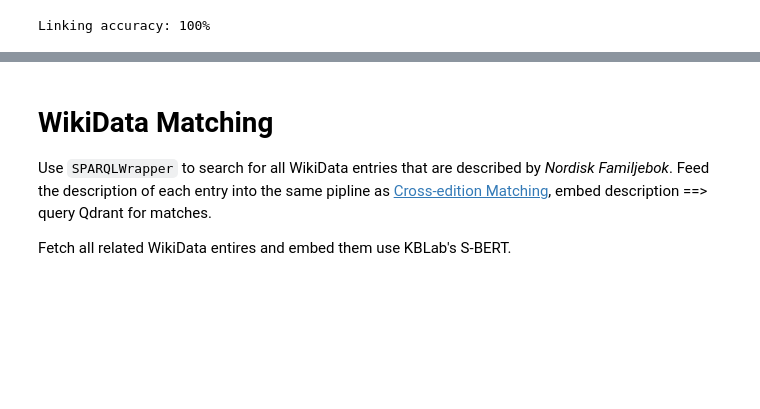
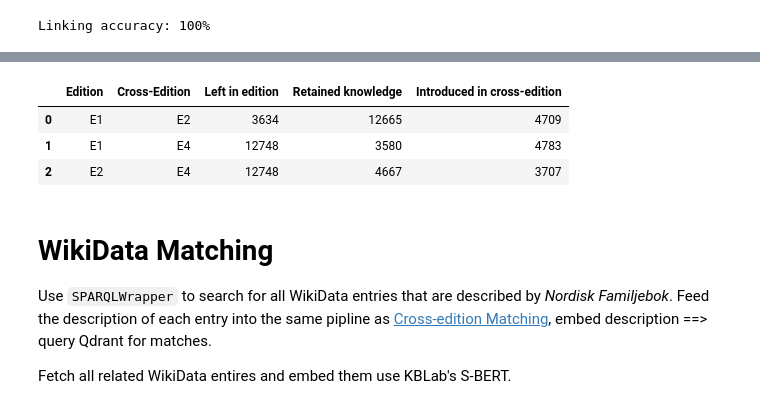
Before and after one commit to SalamSki/EDAN70, a Jupyter notebook: main.ipynb, the cells around one changed output, grey strips where cells are left out. Drawn from its saved outputs; the diff is of its cells as text; code cells hidden in the pictures; blank space fills up the shorter version.

```diff
--- a/main.ipynb
+++ b/main.ipynb
@@ -803,3 +870,10 @@ Linking accuracy: 100%
+# %%
+analyze_entity_dev_accross_editions(location_matchings)
+# %% [output]
+|  | Edition | Cross-Edition | Left in edition | Retained knowledge | Introduced in cross-edition |
+| 0 | E1 | E2 | 3634 | 12665 | 4709 |
+| 1 | E1 | E4 | 12748 | 3580 | 4783 |
+| 2 | E2 | E4 | 12748 | 4667 | 3707 |
 # %% [markdown]
 # WikiData Matching
 
```
Also changed, not shown: parts of 4 cells of this notebook.
